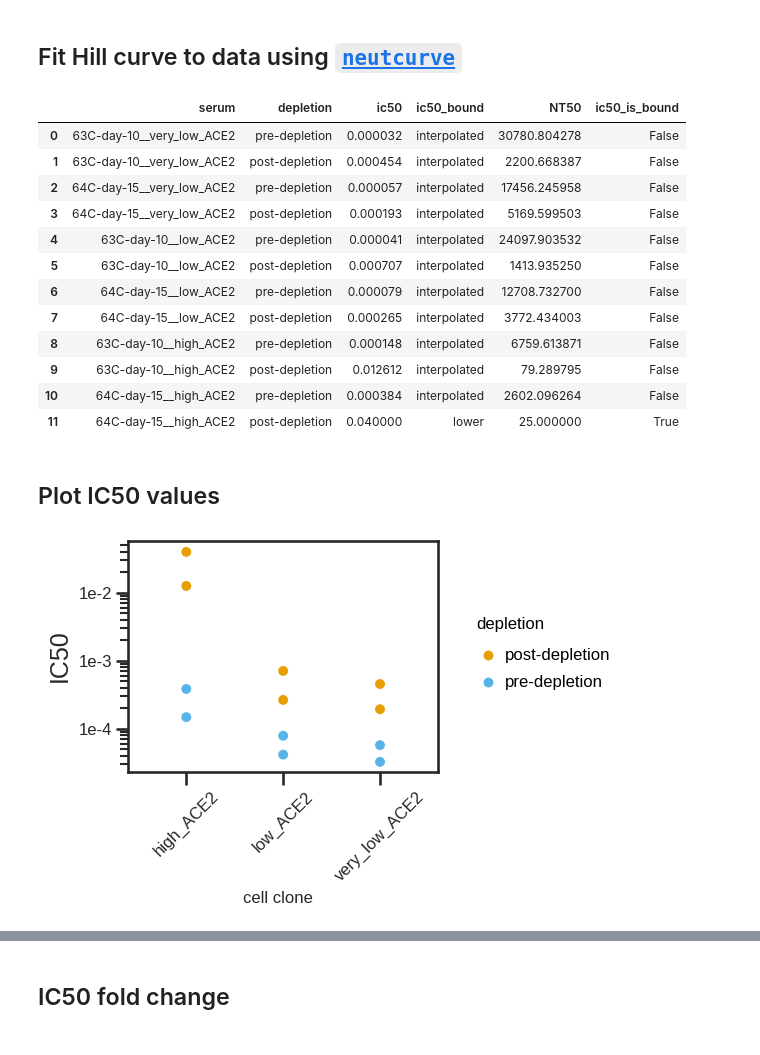
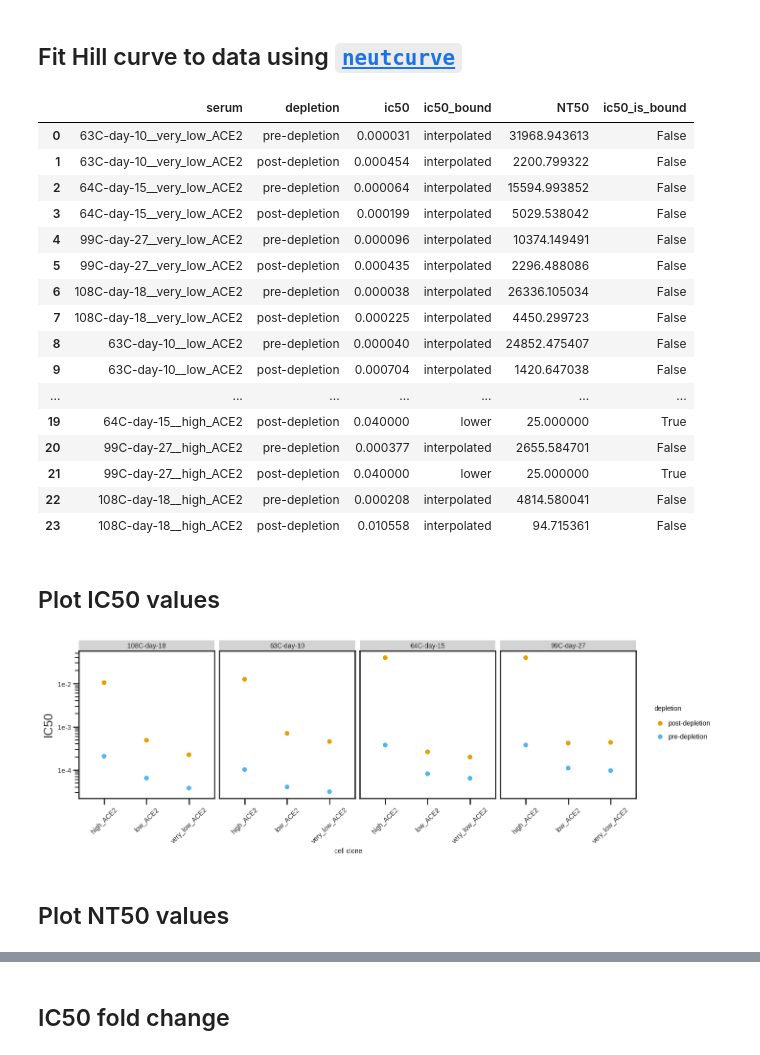
Before and after one commit to jbloomlab/Ace2_expression_neuts, a Jupyter notebook: virus_neutralization.ipynb, the cells around one changed output, grey strips where cells are left out. Drawn from its saved outputs; the diff is of its cells as text; code cells hidden in the pictures.

Commit message:
change plots

```diff
--- a/virus_neutralization.ipynb
+++ b/virus_neutralization.ipynb
@@ -70,7 +72,7 @@ sample_information
 frac_infect_combined = list()
 
 for cells in frac_infect:
-    fits = neutcurve.CurveFits(cells, fixbottom= False,fixtop = False)
+    fits = neutcurve.CurveFits(cells, fixbottom= False)
     frac_infect_combined.append(fits)
 # %%
 fitparams_combined = pd.DataFrame() # create empty data frame
@@ -96,18 +98,22 @@ fitparams_combined.to_csv(config['neuts'], index=False)
 fitparams_combined
 # %% [output]
 |  | serum | depletion | ic50 | ic50_bound | NT50 | ic50_is_bound |
-| 0 | 63C-day-10__very_low_ACE2 | pre-depletion | 0.000032 | interpolated | 30780.804278 | False |
-| 1 | 63C-day-10__very_low_ACE2 | post-depletion | 0.000454 | interpolated | 2200.668387 | False |
-| 2 | 64C-day-15__very_low_ACE2 | pre-depletion | 0.000057 | interpolated | 17456.245958 | False |
-| 3 | 64C-day-15__very_low_ACE2 | post-depletion | 0.000193 | interpolated | 5169.599503 | False |
-| 4 | 63C-day-10__low_ACE2 | pre-depletion | 0.000041 | interpolated | 24097.903532 | False |
-| 5 | 63C-day-10__low_ACE2 | post-depletion | 0.000707 | interpolated | 1413.935250 | False |
-| 6 | 64C-day-15__low_ACE2 | pre-depletion | 0.000079 | interpolated | 12708.732700 | False |
-| 7 | 64C-day-15__low_ACE2 | post-depletion | 0.000265 | interpolated | 3772.434003 | False |
-| 8 | 63C-day-10__high_ACE2 | pre-depletion | 0.000148 | interpolated | 6759.613871 | False |
-| 9 | 63C-day-10__high_ACE2 | post-depletion | 0.012612 | interpolated | 79.289795 | False |
-| 10 | 64C-day-15__high_ACE2 | pre-depletion | 0.000384 | interpolated | 2602.096264 | False |
-| 11 | 64C-day-15__high_ACE2 | post-depletion | 0.040000 | lower | 25.000000 | True |
+| 0 | 63C-day-10__very_low_ACE2 | pre-depletion | 0.000031 | interpolated | 31968.943613 | False |
+| 1 | 63C-day-10__very_low_ACE2 | post-depletion | 0.000454 | interpolated | 2200.799322 | False |
+| 2 | 64C-day-15__very_low_ACE2 | pre-depletion | 0.000064 | interpolated | 15594.993852 | False |
+| 3 | 64C-day-15__very_low_ACE2 | post-depletion | 0.000199 | interpolated | 5029.538042 | False |
+| 4 | 99C-day-27__very_low_ACE2 | pre-depletion | 0.000096 | interpolated | 10374.149491 | False |
+| 5 | 99C-day-27__very_low_ACE2 | post-depletion | 0.000435 | interpolated | 2296.488086 | False |
+| 6 | 108C-day-18__very_low_ACE2 | pre-depletion | 0.000038 | interpolated | 26336.105034 | False |
+| 7 | 108C-day-18__very_low_ACE2 | post-depletion | 0.000225 | interpolated | 4450.299723 | False |
+| 8 | 63C-day-10__low_ACE2 | pre-depletion | 0.000040 | interpolated | 24852.475407 | False |
+| 9 | 63C-day-10__low_ACE2 | post-depletion | 0.000704 | interpolated | 1420.647038 | False |
+| ... | ... | ... | ... | ... | ... | ... |
+| 19 | 64C-day-15__high_ACE2 | post-depletion | 0.040000 | lower | 25.000000 | True |
+| 20 | 99C-day-27__high_ACE2 | pre-depletion | 0.000377 | interpolated | 2655.584701 | False |
+| 21 | 99C-day-27__high_ACE2 | post-depletion | 0.040000 | lower | 25.000000 | True |
+| 22 | 108C-day-18__high_ACE2 | pre-depletion | 0.000208 | interpolated | 4814.580041 | False |
+| 23 | 108C-day-18__high_ACE2 | post-depletion | 0.010558 | interpolated | 94.715361 | False |
 # %%
 fitparams_combined[['sample', 'cells']] = fitparams_combined['serum'].str.split('__', 1, expand=True)
 # %% [markdown]
@@ -115,21 +121,24 @@ fitparams_combined[['sample', 'cells']] = fitparams_combined['serum'].str.split(
 # %%
 IC50 = (ggplot(fitparams_combined, aes(x='cells', y='ic50', colour='depletion')) +
               geom_point(size=3) +
-             theme(figure_size=(4,1.5*df['serum'].nunique()),
-                   axis_text=element_text(size=12),
-                   axis_text_x=element_text(size=12, angle= 45),
-                   legend_text=element_text(size=12),
-                   legend_title=element_text(size=12),
-                   axis_title_x=element_text(size=12),
-                   strip_text = element_text(size=12)
+             theme(figure_size=(15,1*df['serum'].nunique()),
+                   axis_text=element_text(size=10),
+                   axis_text_x=element_text(size=10, angle= 45),
+                   legend_text=element_text(size=10),
+                   legend_title=element_text(size=10),
+                   axis_title_x=element_text(size=10),
+                   strip_text = element_text(size=10)
                   ) +
+              facet_wrap('sample', ncol = 4)+
               scale_y_log10(name='IC50') +
               xlab('cell clone') +
              scale_color_manual(values=CBPALETTE[1:])
                  )
 
 _ = IC50.draw()
 # IC50.save(f'./{resultsdir}/IC50.pdf')
 # %% [output]
-[figure, old version]
+[figure, new version]
+# %% [markdown]
+## Plot NT50 values
 # %%
```
Also changed, not shown: parts of 15 cells of this notebook, 22 other files.
